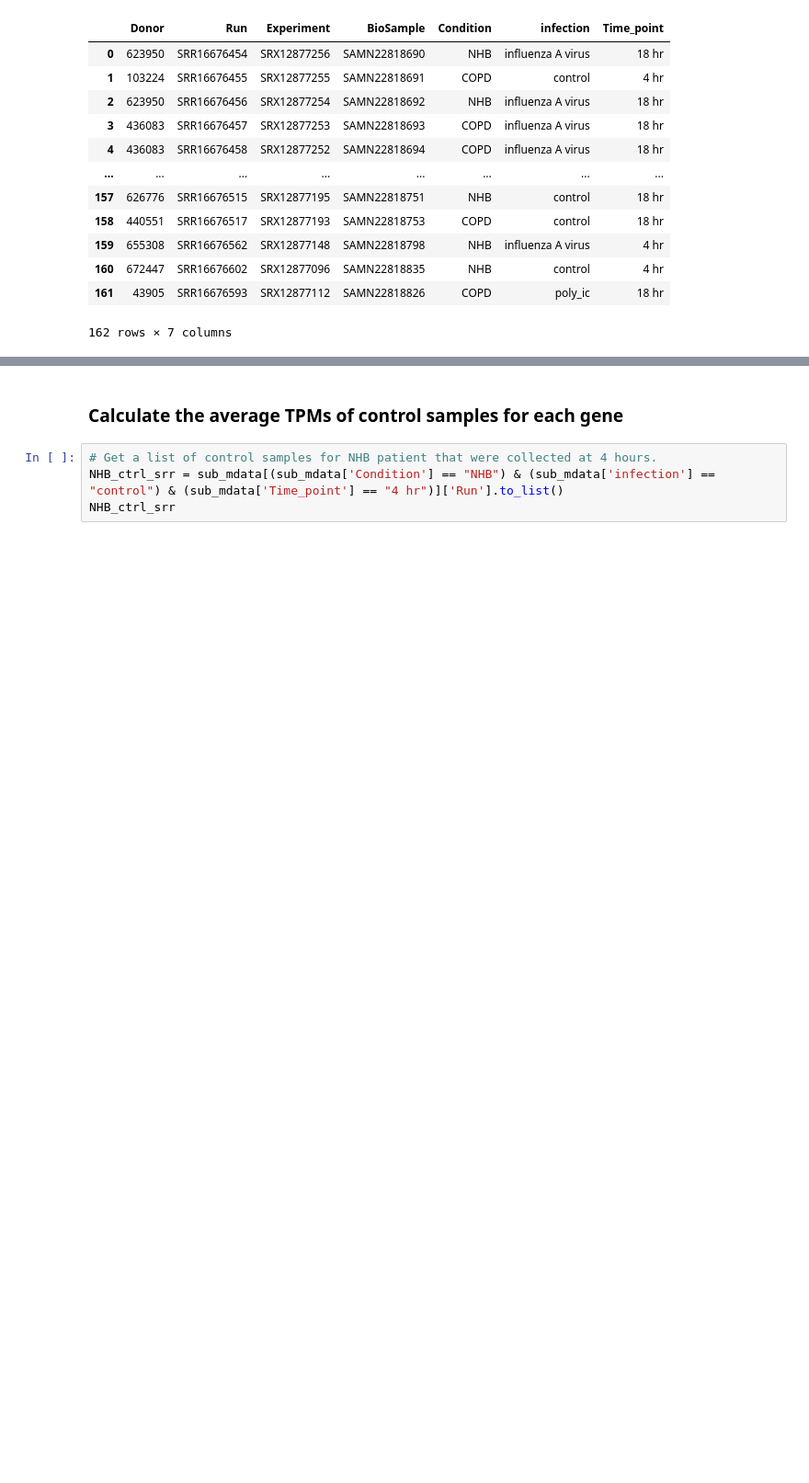
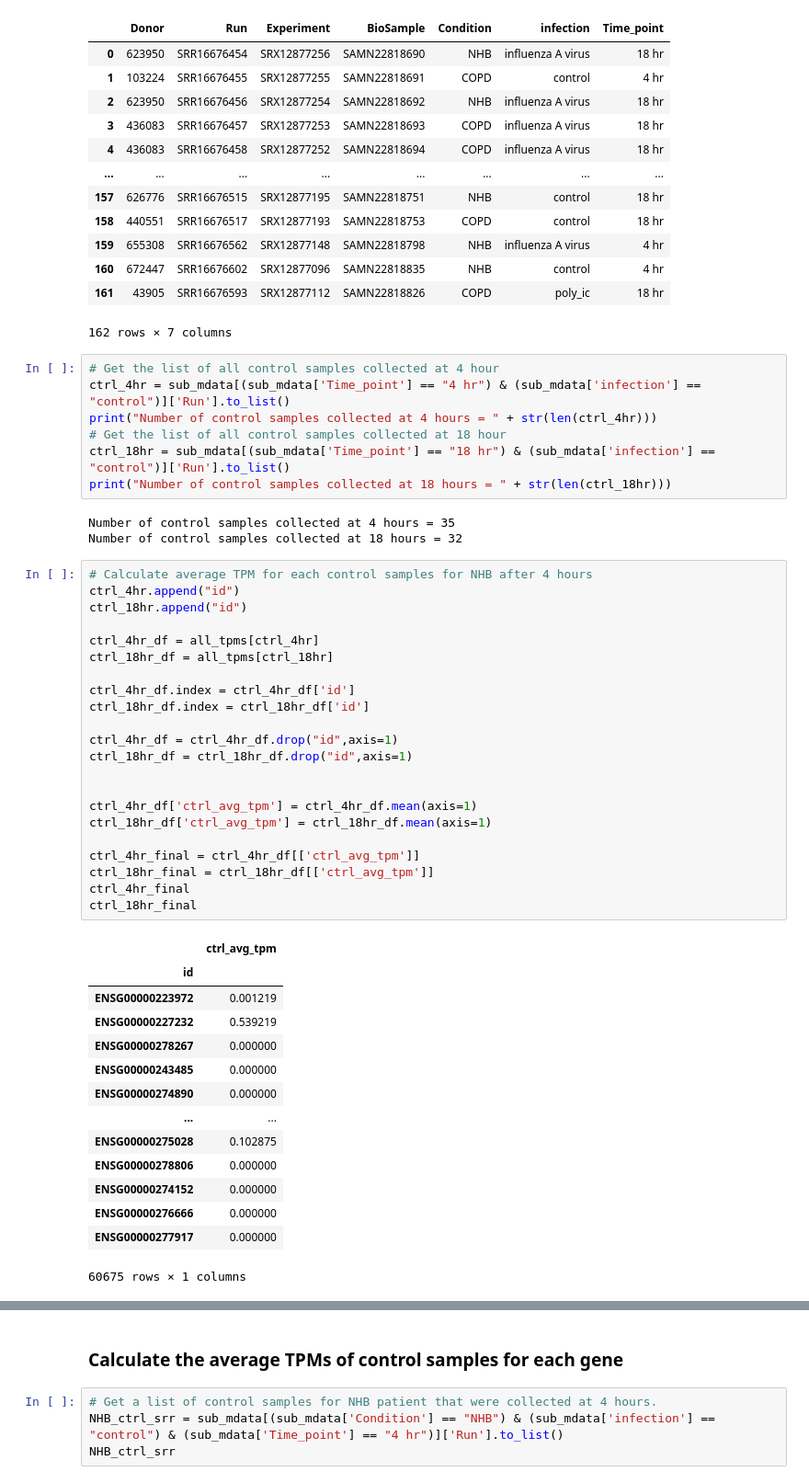
Before and after one commit to bos-lab/ANTIVIRAL-TARGETS, a Jupyter notebook: results/PRJNA776746/jupyter_analyses/tpm_delta.ipynb, the cells around one changed output, grey strips where cells are left out. Shown at 92% size. Saved outputs shown, nothing was run; the diff lists cells and outputs as text; blank space fills up the shorter version.

```diff
--- a/results/PRJNA776746/jupyter_analyses/tpm_delta.ipynb
+++ b/results/PRJNA776746/jupyter_analyses/tpm_delta.ipynb
@@ -57,3 +66,50 @@ sub_mdata
 | 160 | 672447 | SRR16676602 | SRX12877096 | SAMN22818835 | NHB | control | 4 hr |
 | 161 | 43905 | SRR16676593 | SRX12877112 | SAMN22818826 | COPD | poly_ic | 18 hr |
 162 rows × 7 columns
+# %%
+# Get the list of all control samples collected at 4 hour
+ctrl_4hr = sub_mdata[(sub_mdata['Time_point'] == "4 hr") & (sub_mdata['infection'] == "control")]['Run'].to_list()
+print("Number of control samples collected at 4 hours = " + str(len(ctrl_4hr)))
+# Get the list of all control samples collected at 18 hour
+ctrl_18hr = sub_mdata[(sub_mdata['Time_point'] == "18 hr") & (sub_mdata['infection'] == "control")]['Run'].to_list()
+print("Number of control samples collected at 18 hours = " + str(len(ctrl_18hr)))
+# %% [output]
+Number of control samples collected at 4 hours = 35
+Number of control samples collected at 18 hours = 32
+# %%
+# Calculate average TPM for each control samples for NHB after 4 hours
+ctrl_4hr.append("id")
+ctrl_18hr.append("id")
+
+ctrl_4hr_df = all_tpms[ctrl_4hr]
+ctrl_18hr_df = all_tpms[ctrl_18hr]
+
+ctrl_4hr_df.index = ctrl_4hr_df['id']
+ctrl_18hr_df.index = ctrl_18hr_df['id']
+
+ctrl_4hr_df = ctrl_4hr_df.drop("id",axis=1)
+ctrl_18hr_df = ctrl_18hr_df.drop("id",axis=1)
+
+
+ctrl_4hr_df['ctrl_avg_tpm'] = ctrl_4hr_df.mean(axis=1)
+ctrl_18hr_df['ctrl_avg_tpm'] = ctrl_18hr_df.mean(axis=1)
+
+ctrl_4hr_final = ctrl_4hr_df[['ctrl_avg_tpm']]
+ctrl_18hr_final = ctrl_18hr_df[['ctrl_avg_tpm']]
+ctrl_4hr_final
+ctrl_18hr_final
+# %% [output]
+|  | ctrl_avg_tpm |
+| id |  |
+| ENSG00000223972 | 0.001219 |
+| ENSG00000227232 | 0.539219 |
+| ENSG00000278267 | 0.000000 |
+| ENSG00000243485 | 0.000000 |
+| ENSG00000274890 | 0.000000 |
+| ... | ... |
+| ENSG00000275028 | 0.102875 |
+| ENSG00000278806 | 0.000000 |
+| ENSG00000274152 | 0.000000 |
+| ENSG00000276666 | 0.000000 |
+| ENSG00000277917 | 0.000000 |
+60675 rows × 1 columns
```
Also changed, not shown: parts of 13 cells of this notebook.
